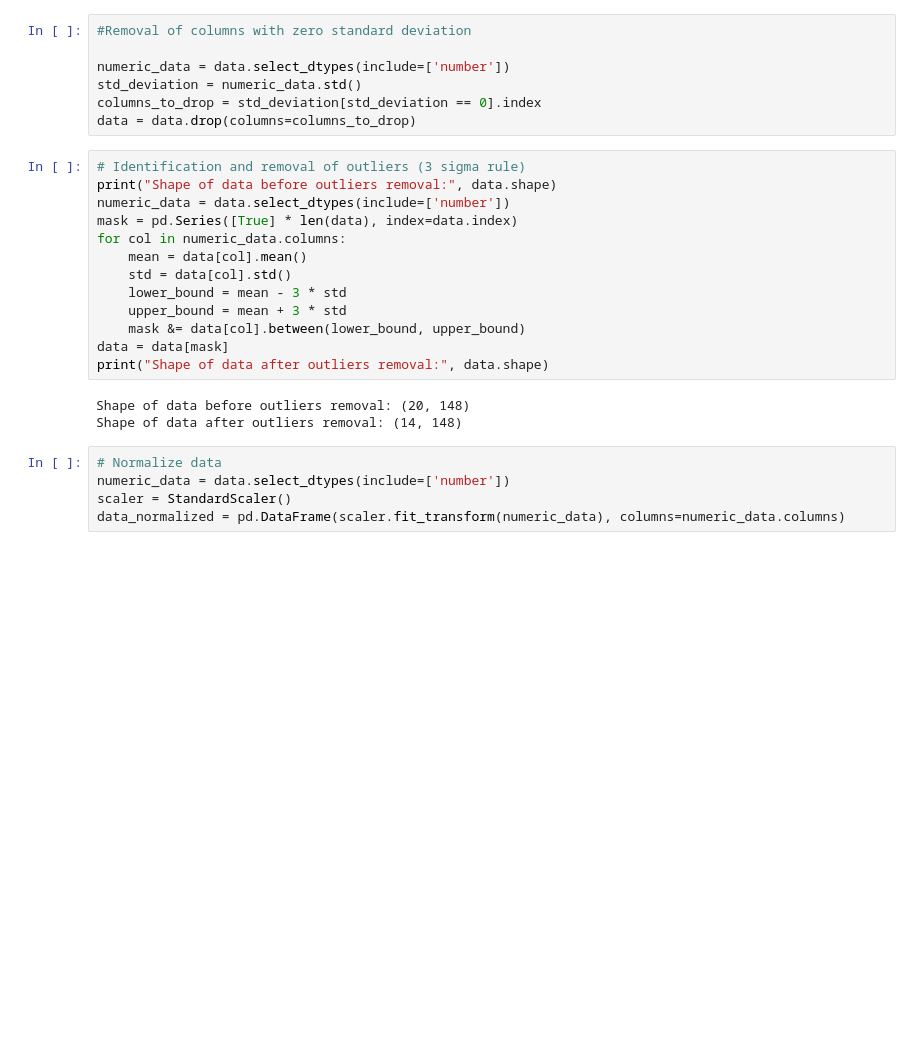
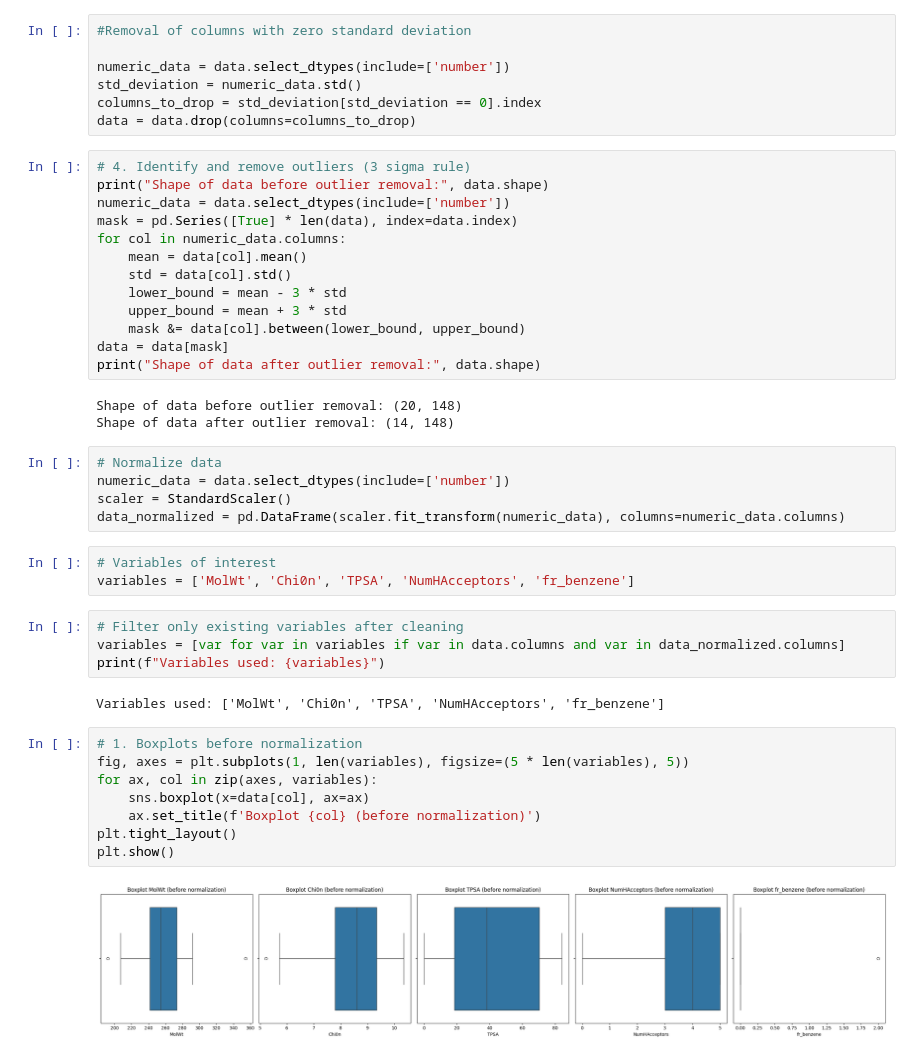
Before and after one commit to OlaBarczyk/Linear-Regression-Python-Portfolio, a Jupyter notebook: MyFirstNotebook.ipynb, the cells around one changed output. Drawn from its saved outputs; the diff is of its cells as text; blank space fills up the shorter version.

```diff
--- a/MyFirstNotebook.ipynb
+++ b/MyFirstNotebook.ipynb
@@ -41,8 +47,8 @@ std_deviation = numeric_data.std()
 columns_to_drop = std_deviation[std_deviation == 0].index
 data = data.drop(columns=columns_to_drop)
 # %%
-# Identification and removal of outliers (3 sigma rule)
-print("Shape of data before outliers removal:", data.shape)
+# 4. Identify and remove outliers (3 sigma rule)
+print("Shape of data before outlier removal:", data.shape)
 numeric_data = data.select_dtypes(include=['number'])
 mask = pd.Series([True] * len(data), index=data.index)
 for col in numeric_data.columns:
@@ -52,13 +58,32 @@ for col in numeric_data.columns:
     upper_bound = mean + 3 * std
     mask &= data[col].between(lower_bound, upper_bound)
 data = data[mask]
-print("Shape of data after outliers removal:", data.shape)
+print("Shape of data after outlier removal:", data.shape)
 # %% [output]
-Shape of data before outliers removal: (20, 148)
-Shape of data after outliers removal: (14, 148)
+Shape of data before outlier removal: (20, 148)
+Shape of data after outlier removal: (14, 148)
 # %%
 # Normalize data
 numeric_data = data.select_dtypes(include=['number'])
 scaler = StandardScaler()
 data_normalized = pd.DataFrame(scaler.fit_transform(numeric_data), columns=numeric_data.columns)
+# %%
+# Variables of interest
+variables = ['MolWt', 'Chi0n', 'TPSA', 'NumHAcceptors', 'fr_benzene']
+# %%
+# Filter only existing variables after cleaning
+variables = [var for var in variables if var in data.columns and var in data_normalized.columns]
+print(f"Variables used: {variables}")
+# %% [output]
+Variables used: ['MolWt', 'Chi0n', 'TPSA', 'NumHAcceptors', 'fr_benzene']
+# %%
+# 1. Boxplots before normalization
+fig, axes = plt.subplots(1, len(variables), figsize=(5 * len(variables), 5))
+for ax, col in zip(axes, variables):
+    sns.boxplot(x=data[col], ax=ax)
+    ax.set_title(f'Boxplot {col} (before normalization)')
+plt.tight_layout()
+plt.show()
+# %% [output]
+[figure, added]
 # %%
```
Also changed, not shown: parts of 11 cells of this notebook.
